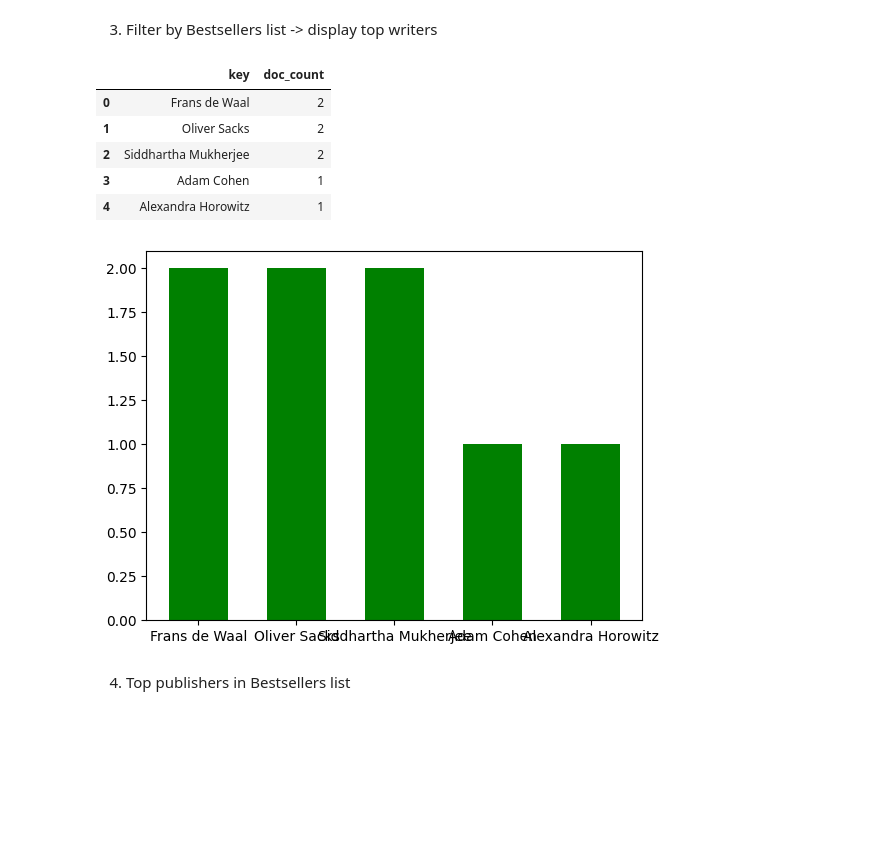
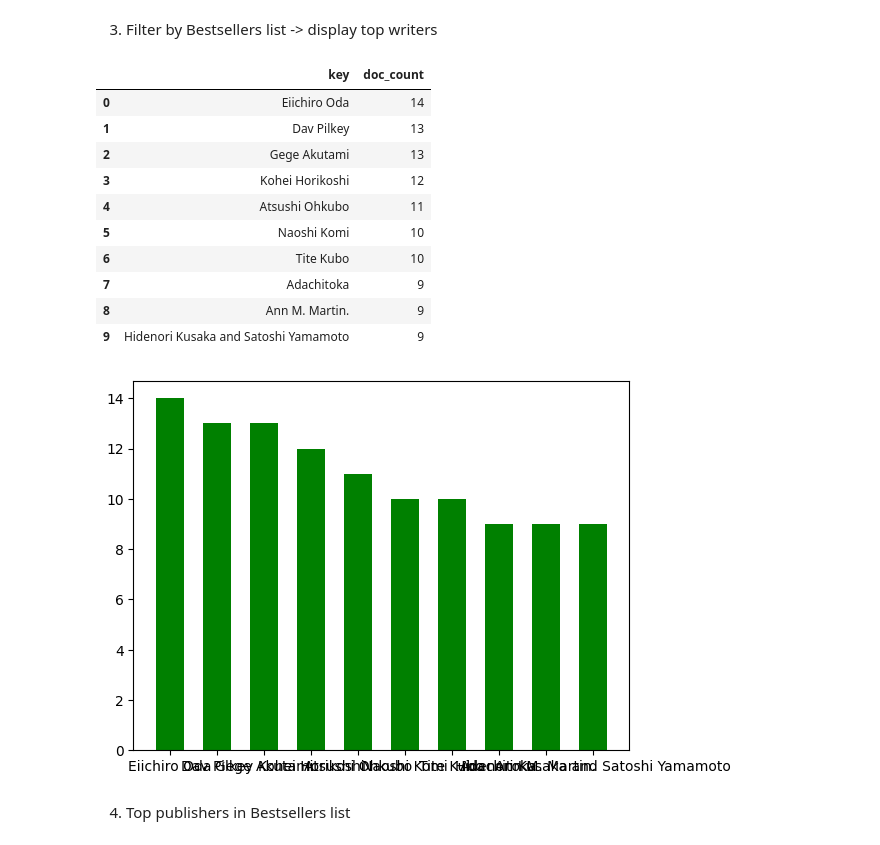
Before and after one commit to cedricsoares/datascientest-projet-new-york-times, a Jupyter notebook: notebooks/books_queries.ipynb, the cells around one changed output. Drawn from its saved outputs; the diff is of its cells as text; code cells hidden in the pictures; blank space fills up the shorter version.

```diff
--- a/notebooks/books_queries.ipynb
+++ b/notebooks/books_queries.ipynb
@@ -179,40 +163,45 @@ def query_agg(list: str, top: int = 10) :
         }
       ]
     }
   },
   "size":0,
   "aggs": {
     "authors_per_list": {
       "terms": {
         "field": "author.keyword",
         "size": top
       }
     }
   }
 }
 
   result = es.search(index="books", body=query_body)
   result = json.dumps(result["aggregations"]["authors_per_list"]["buckets"])
 
   #Pandas.read_json
 
   df = pd.read_json(result)
   display(df)
 
   plt.bar(df["key"], df["doc_count"] , color = 'green', width = 0.6)
   plt.show()
   #pprint(result.body)
 
 
-query_agg("Science", 5)
+query_agg("Manga", 10)
 # %% [output]
 |  | key | doc_count |
-| 0 | Frans de Waal | 2 |
-| 1 | Oliver Sacks | 2 |
-| 2 | Siddhartha Mukherjee | 2 |
-| 3 | Adam Cohen | 1 |
-| 4 | Alexandra Horowitz | 1 |
+| 0 | Eiichiro Oda | 14 |
+| 1 | Dav Pilkey | 13 |
+| 2 | Gege Akutami | 13 |
+| 3 | Kohei Horikoshi | 12 |
+| 4 | Atsushi Ohkubo | 11 |
+| 5 | Naoshi Komi | 10 |
+| 6 | Tite Kubo | 10 |
+| 7 | Adachitoka | 9 |
+| 8 | Ann M. Martin. | 9 |
+| 9 | Hidenori Kusaka and Satoshi Yamamoto | 9 |
-[figure, old version]
+[figure, new version]
 # %% [markdown]
 4. Top publishers in Bestsellers list
 # %%
```
Also changed, not shown: parts of 3 cells of this notebook.
